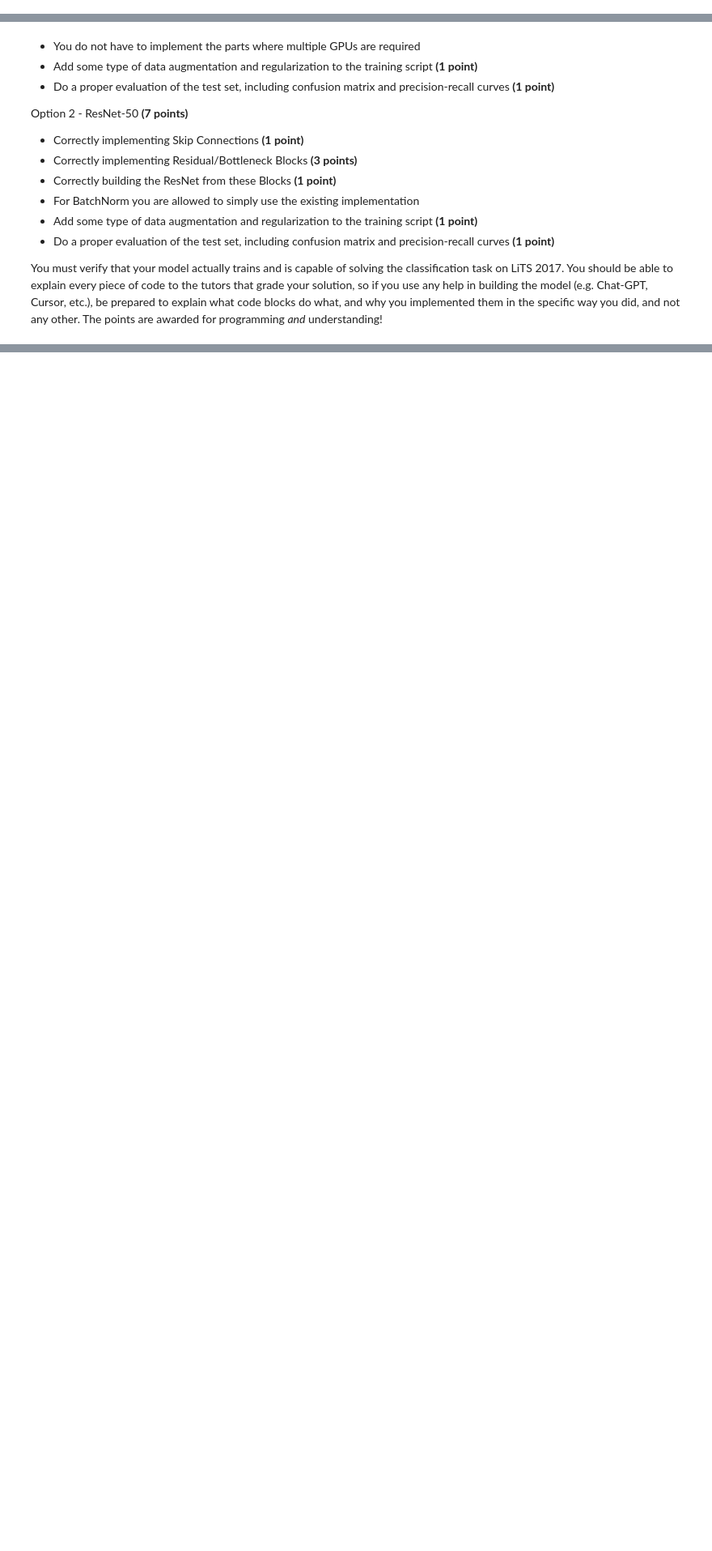
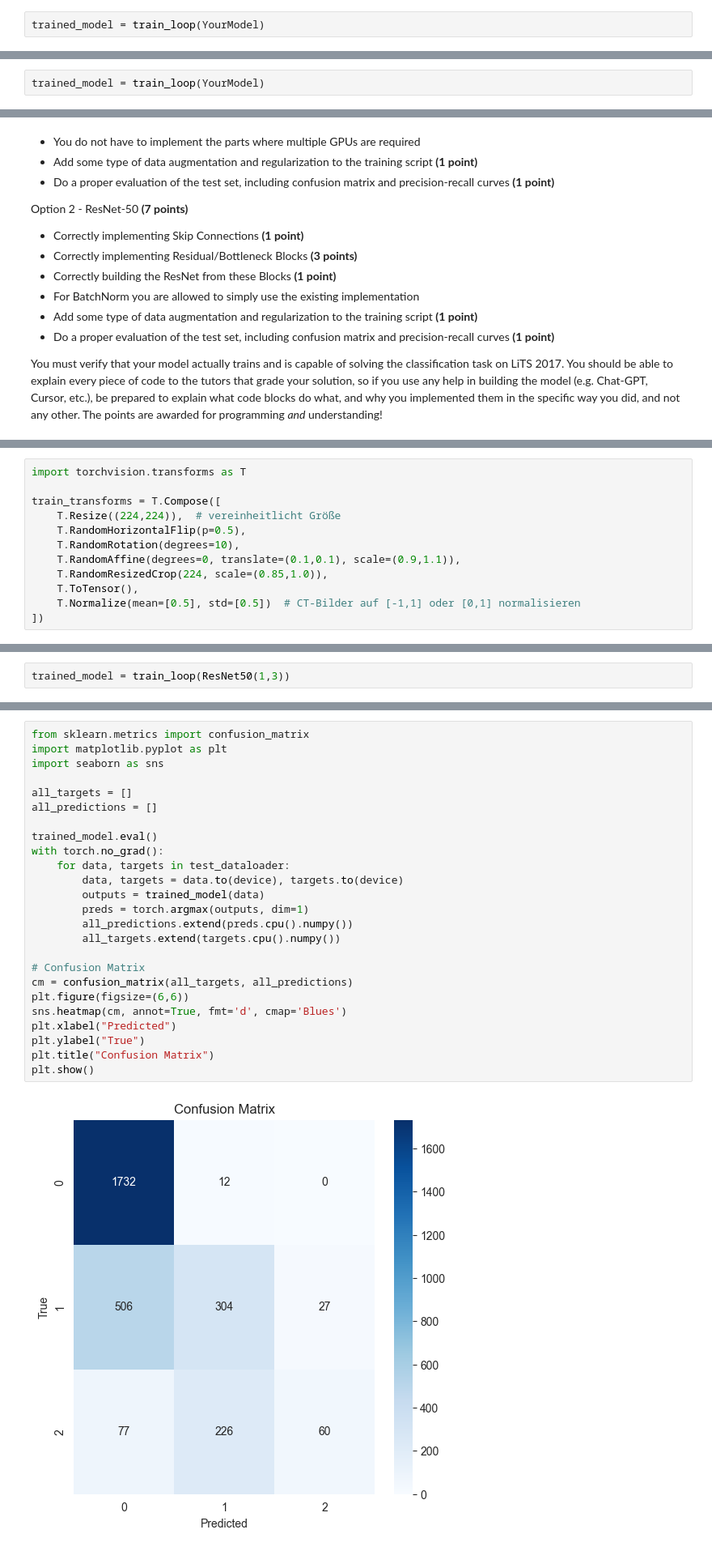
Before and after one commit to dustindobry/AIMA, a Jupyter notebook: week_06_computer_vision_II.ipynb, the cells around one changed output, grey strips where cells are left out. Shown at 81% size. Saved outputs shown, nothing was run; the diff lists cells and outputs as text; blank space fills up the shorter version.

```diff
--- a/week_06_computer_vision_II.ipynb
+++ b/week_06_computer_vision_II.ipynb
@@ -316,0 +422,2 @@ with torch.no_grad():
+# %%
+trained_model = train_loop(YourModel)
@@ -318,0 +565,2 @@ with torch.no_grad():
+# %%
+trained_model = train_loop(YourModel)
@@ -366,0 +774,12 @@ You must verify that your model actually trains and is capable of solving the cl
+# %%
+import torchvision.transforms as T
+
+train_transforms = T.Compose([
+    T.Resize((224,224)),  # vereinheitlicht Größe
+    T.RandomHorizontalFlip(p=0.5),
+    T.RandomRotation(degrees=10),
+    T.RandomAffine(degrees=0, translate=(0.1,0.1), scale=(0.9,1.1)),
+    T.RandomResizedCrop(224, scale=(0.85,1.0)),
+    T.ToTensor(),
+    T.Normalize(mean=[0.5], std=[0.5])  # CT-Bilder auf [-1,1] oder [0,1] normalisieren
+])
@@ -366,0 +957,2 @@ You must verify that your model actually trains and is capable of solving the cl
+# %%
+trained_model = train_loop(ResNet50(1,3))
@@ -366,0 +1005,27 @@ You must verify that your model actually trains and is capable of solving the cl
+# %%
+from sklearn.metrics import confusion_matrix
+import matplotlib.pyplot as plt
+import seaborn as sns
+
+all_targets = []
+all_predictions = []
+
+trained_model.eval()
+with torch.no_grad():
+    for data, targets in test_dataloader:
+        data, targets = data.to(device), targets.to(device)
+        outputs = trained_model(data)
+        preds = torch.argmax(outputs, dim=1)
+        all_predictions.extend(preds.cpu().numpy())
+        all_targets.extend(targets.cpu().numpy())
+
+# Confusion Matrix
+cm = confusion_matrix(all_targets, all_predictions)
+plt.figure(figsize=(6,6))
+sns.heatmap(cm, annot=True, fmt='d', cmap='Blues')
+plt.xlabel("Predicted")
+plt.ylabel("True")
+plt.title("Confusion Matrix")
+plt.show()
+# %% [output]
+[figure, added]
```
Also changed, not shown: parts of 28 cells of this notebook, 4 other files.
